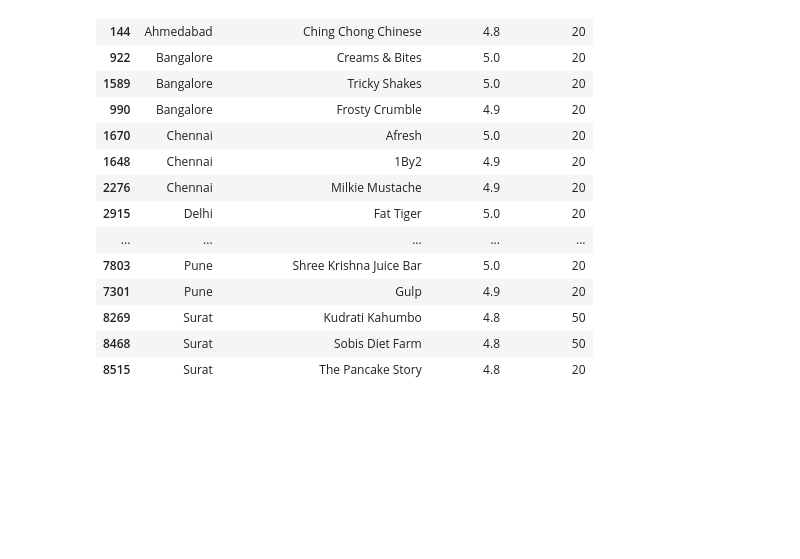
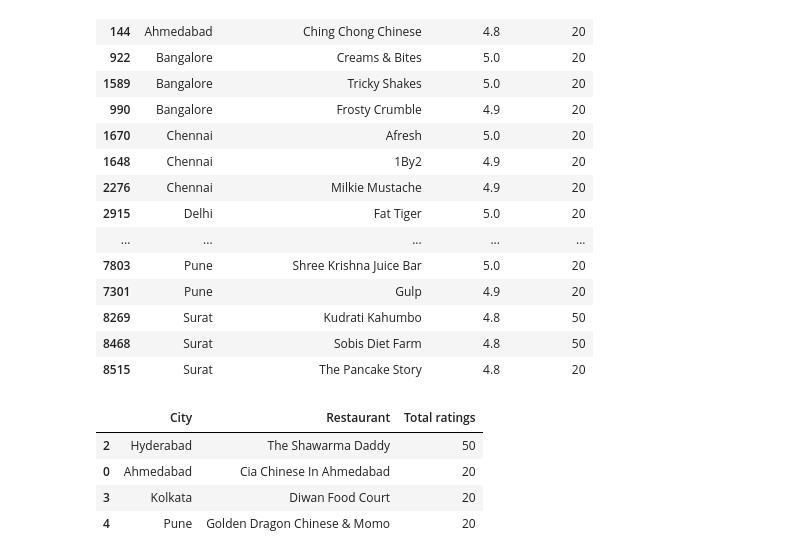
Before and after one commit to kirankumare25/Swiggy-Performance-analysis, a Jupyter notebook: analysis.ipynb, the cells around one changed output. Drawn from its saved outputs; the diff is of its cells as text; code cells hidden in the pictures; blank space fills up the shorter version.

```diff
--- a/analysis.ipynb
+++ b/analysis.ipynb
@@ -156,3 +155,15 @@ top_3_restaurant_by_city
 | 8269 | Surat | Kudrati Kahumbo | 4.8 | 50 |
 | 8468 | Surat | Sobis Diet Farm | 4.8 | 50 |
 | 8515 | Surat | The Pancake Story | 4.8 | 20 |
+# %%
+# Over Hyped Restaurant by City by popularity
+threshold = 2.5
+over_hyped = df[df['Avg ratings'] < threshold].groupby(['City', 'Restaurant'])['Total ratings'].sum().reset_index()
+over_hyped = over_hyped.sort_values(by='Total ratings',ascending=False).groupby('City').head(1)
+over_hyped
+# %% [output]
+|  | City | Restaurant | Total ratings |
+| 2 | Hyderabad | The Shawarma Daddy | 50 |
+| 0 | Ahmedabad | Cia Chinese In Ahmedabad | 20 |
+| 3 | Kolkata | Diwan Food Court | 20 |
+| 4 | Pune | Golden Dragon Chinese & Momo | 20 |
```
Also changed, not shown: parts of 9 cells of this notebook.
